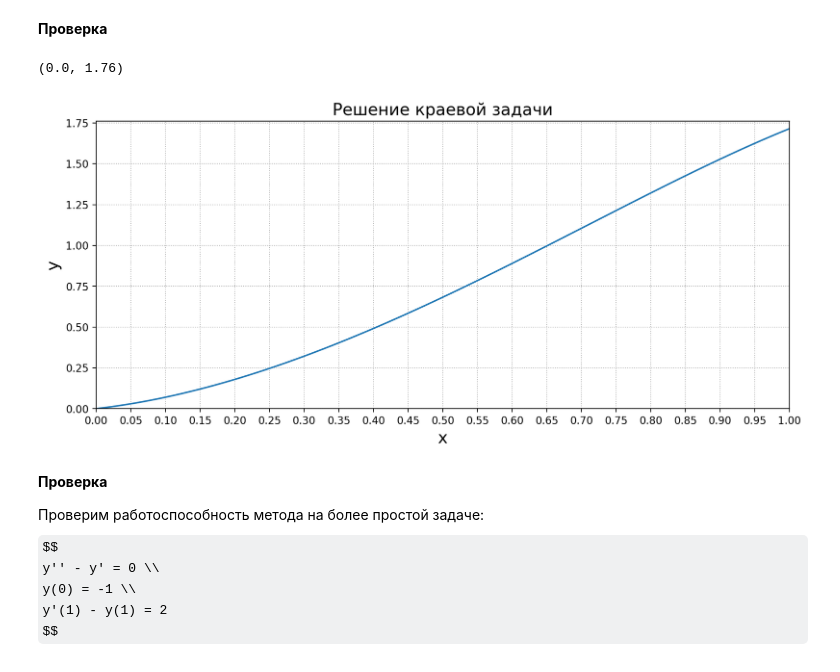
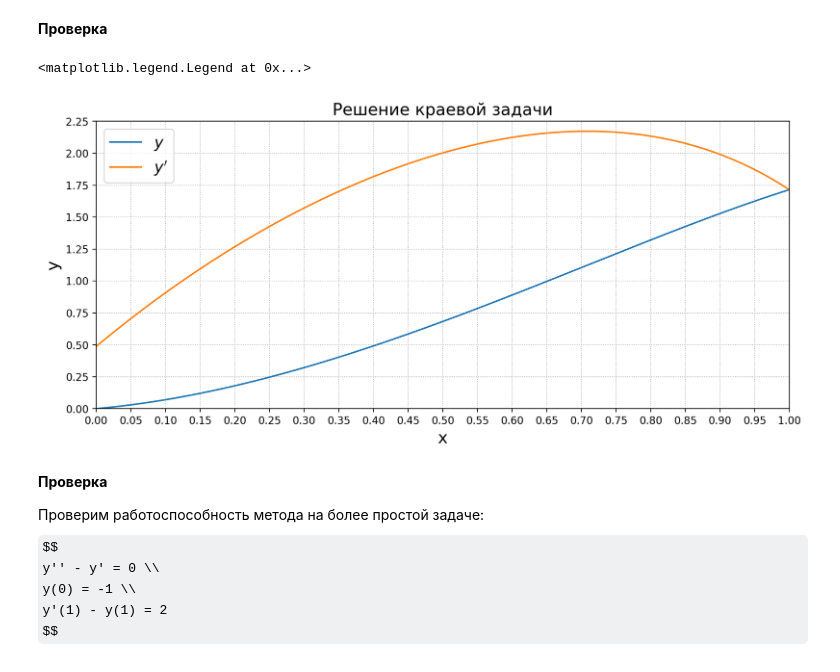
Before and after one commit to ShmakovVladimir/Computational_mathematics_second_sem, a Jupyter notebook: part_2/hw7/Краевые задачи семинар.ipynb, the cells around one changed output. Cells and saved outputs as stored; diff of their text form; code cells hidden in the pictures; some formulas as TeX source.

```diff
--- a/part_2/hw7/Краевые задачи семинар.ipynb
+++ b/part_2/hw7/Краевые задачи семинар.ipynb
@@ -206,24 +206,26 @@ __Проверка__
 # %%
 p = lambda x: 1 - 4 * x
 q = lambda x: 8
 f = lambda x: -5
 l, alpha, a, b = 1, -1, 0, 0
 x_dots, sol = linear_interpolation_method([p, q, f],
                                       a, l, alpha, b,
                                       classic_euler)
 plt.figure(figsize = (12, 5), dpi = 200)
-plt.plot(x_dots, sol[:, 0])
+plt.plot(x_dots, sol[:, 0], label = '$y$')
+plt.plot(x_dots, sol[:, 1], label = '$y^{\prime}$')
 plt.xlabel("x", fontsize = 16)
 plt.ylabel("y", fontsize = 16)
 plt.title("Решение краевой задачи", fontsize = 16)
 plt.grid(ls = ':')
 plt.xticks(np.arange(0, 2, 0.05))
 plt.yticks(np.arange(0, 3, 0.25))
 plt.xlim(0, 1)
-plt.ylim(0, 1.76)
+plt.ylim(0, 2.25)
+plt.legend(fontsize = 15)
 # %% [output]
-(0.0, 1.76)
+<matplotlib.legend.Legend at 0x...>
-[figure, old version]
+[figure, new version]
 # %% [markdown]
 __Проверка__
 
```
Also changed, not shown: parts of 11 cells of this notebook, 5 other files.
